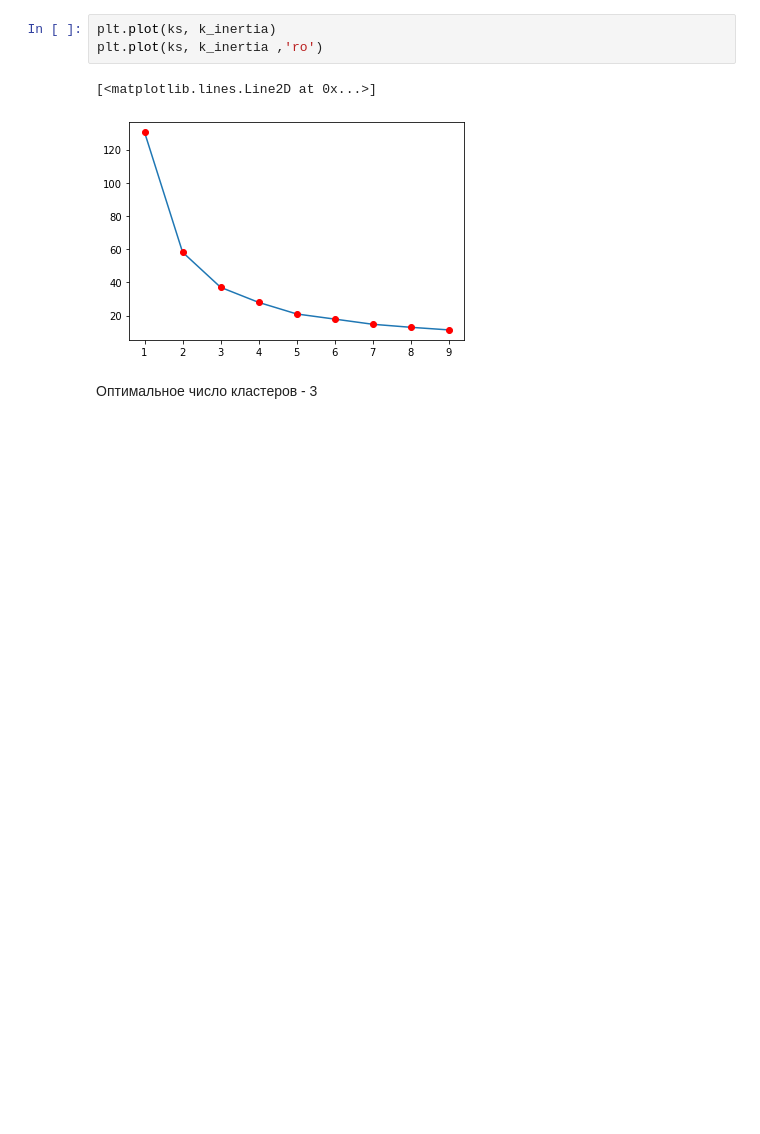
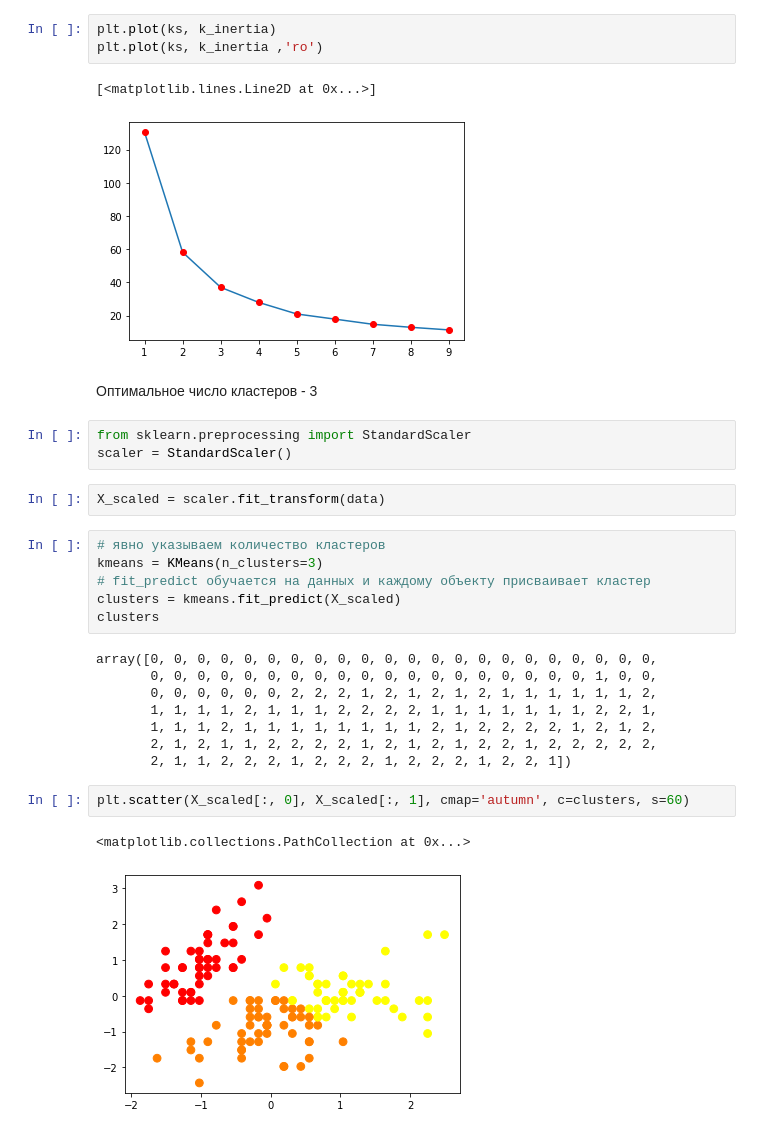
Before and after one commit to nokaner/workspace, a Jupyter notebook: Homework/18/18.ipynb, the cells around one changed output. Drawn from its saved outputs; the diff is of its cells as text; blank space fills up the shorter version.

```diff
--- a/Homework/18/18.ipynb
+++ b/Homework/18/18.ipynb
@@ -75,3 +75,27 @@ plt.plot(ks, k_inertia ,'ro')
 [figure]
 # %% [markdown]
 Оптимальное число кластеров - 3
+# %%
+from sklearn.preprocessing import StandardScaler
+scaler = StandardScaler()
+# %%
+X_scaled = scaler.fit_transform(data)
+# %%
+# явно указываем количество кластеров
+kmeans = KMeans(n_clusters=3)
+# fit_predict обучается на данных и каждому объекту присваивает кластер
+clusters = kmeans.fit_predict(X_scaled)
+clusters
+# %% [output]
+array([0, 0, 0, 0, 0, 0, 0, 0, 0, 0, 0, 0, 0, 0, 0, 0, 0, 0, 0, 0, 0, 0,
+       0, 0, 0, 0, 0, 0, 0, 0, 0, 0, 0, 0, 0, 0, 0, 0, 0, 0, 0, 1, 0, 0,
+       0, 0, 0, 0, 0, 0, 2, 2, 2, 1, 2, 1, 2, 1, 2, 1, 1, 1, 1, 1, 1, 2,
+       1, 1, 1, 1, 2, 1, 1, 1, 2, 2, 2, 2, 1, 1, 1, 1, 1, 1, 1, 2, 2, 1,
+       1, 1, 1, 2, 1, 1, 1, 1, 1, 1, 1, 1, 2, 1, 2, 2, 2, 2, 1, 2, 1, 2,
+       2, 1, 2, 1, 1, 2, 2, 2, 2, 1, 2, 1, 2, 1, 2, 2, 1, 2, 2, 2, 2, 2,
+       2, 1, 1, 2, 2, 2, 1, 2, 2, 2, 1, 2, 2, 2, 1, 2, 2, 1])
+# %%
+plt.scatter(X_scaled[:, 0], X_scaled[:, 1], cmap='autumn', c=clusters, s=60)
+# %% [output]
+<matplotlib.collections.PathCollection at 0x...>
+[figure, added]
```
